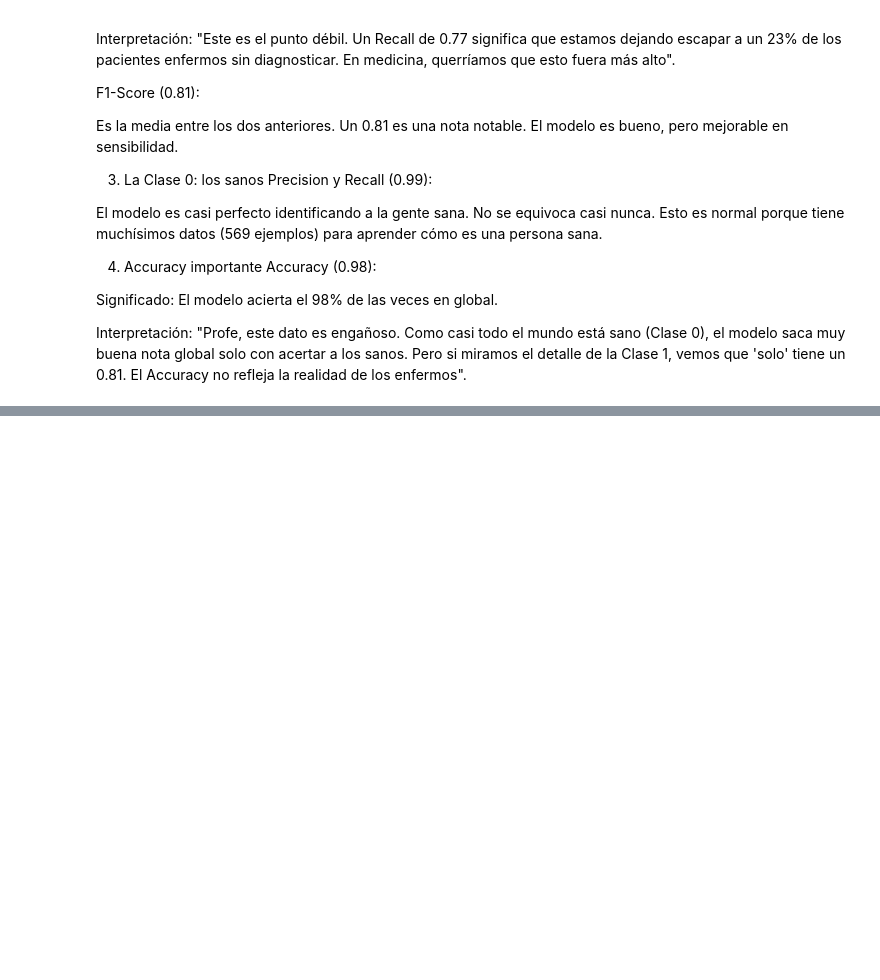
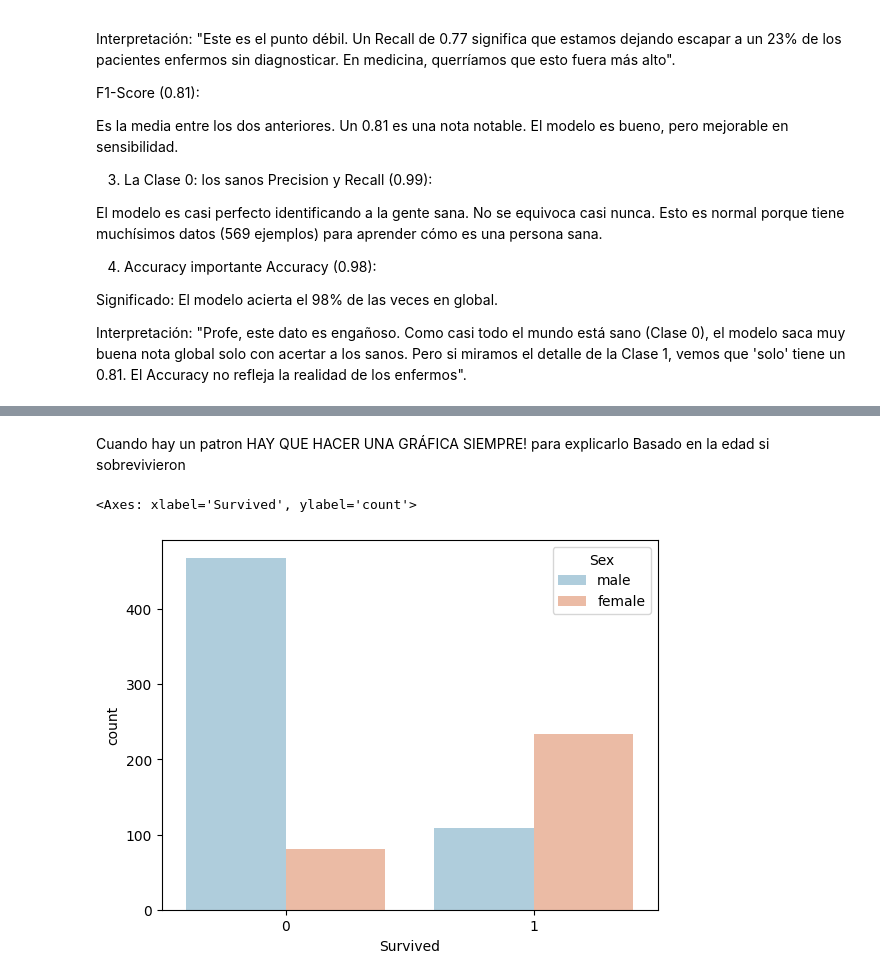
Before and after one commit to nickiiinicole/MACHINE_LEARNING_1UD, a Jupyter notebook: Logistic Regression-20260113/Supervised-LogisticRegression.ipynb, the cells around one changed output, grey strips where cells are left out. Saved outputs shown, nothing was run; the diff lists cells and outputs as text; code cells hidden in the pictures; blank space fills up the shorter version.

Commit message:
feat(coding): :sparkles: Titanic predict with logisitic regression

```diff
--- a/Logistic Regression-20260113/Supervised-LogisticRegression.ipynb
+++ b/Logistic Regression-20260113/Supervised-LogisticRegression.ipynb
@@ -374,0 +381,8 @@ Interpretación: "Profe, este dato es engañoso. Como casi todo el mundo está s
+# %%
+import numpy as np
+import pandas as pd
+import matplotlib.pyplot as plt
+import seaborn as sns
+
+df_titanic = pd.read_csv("titanic_train.csv")
+df_titanic.isnull().sum()
@@ -374,0 +403,8 @@ Interpretación: "Profe, este dato es engañoso. Como casi todo el mundo está s
+# %% [markdown]
+Cuando hay un patron HAY QUE HACER UNA GRÁFICA SIEMPRE! para explicarlo
+Basado en la edad si sobrevivieron
+# %%
+sns.countplot(x='Survived',hue='Sex',data=df_titanic,palette='RdBu_r')
+# %% [output]
+<Axes: xlabel='Survived', ylabel='count'>
+[figure, added]
```
Also changed, not shown: parts of 45 cells of this notebook.
